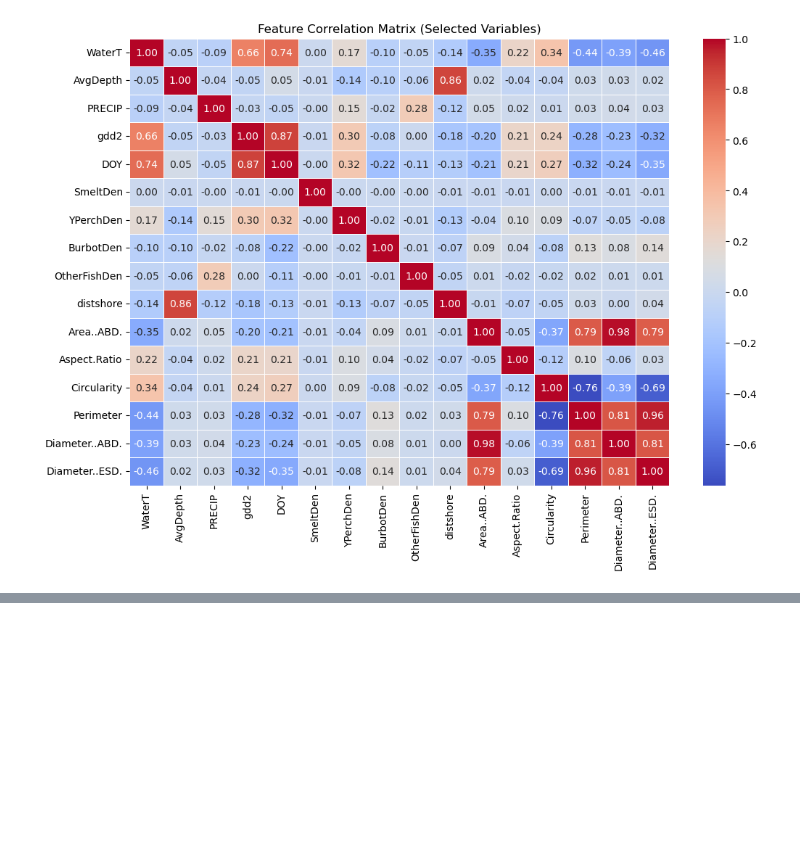
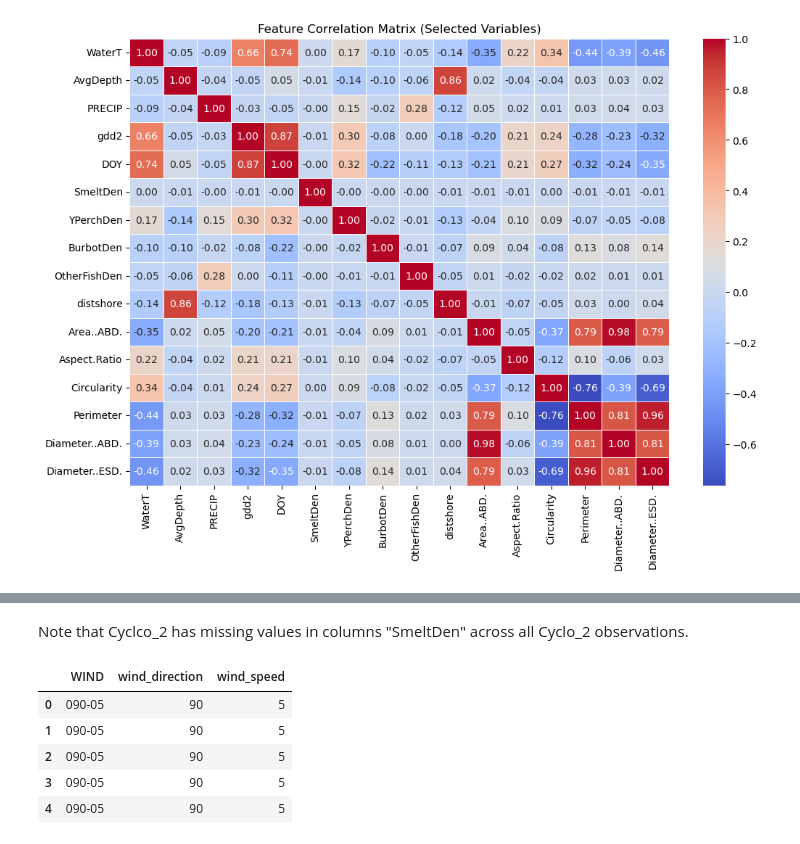
Before and after one commit to DaihaoWu/STA2453, a Jupyter notebook: EDA/EDA.ipynb, the cells around one changed output, grey strips where cells are left out. Drawn from its saved outputs; the diff is of its cells as text; code cells hidden in the pictures; blank space fills up the shorter version.

```diff
--- a/EDA/EDA.ipynb
+++ b/EDA/EDA.ipynb
@@ -312,0 +582,2 @@ plt.show()
+# %% [markdown]
+Note that Cyclco_2 has missing values in columns "SmeltDen" across all Cyclo_2 observations.
@@ -312,0 +603,23 @@ plt.show()
+# %%
+# Ensure WIND is a string type
+merged_df["WIND"] = merged_df["WIND"].astype(str)
+
+# Split WIND into direction and speed
+wind_split = merged_df["WIND"].str.split("-", expand=True)
+
+# Assign to new columns and convert to integers
+merged_df["wind_direction"] = pd.to_numeric(wind_split[0], errors="coerce")
+merged_df["wind_speed"] = pd.to_numeric(wind_split[1], errors="coerce")
+
+# Drop the original WIND column if no longer needed
+# merged_df.drop(columns=["WIND"], inplace=True)
+
+# Preview result
+merged_df[["WIND", "wind_direction", "wind_speed"]].head()
+# %% [output]
+|  | WIND | wind_direction | wind_speed |
+| 0 | 090-05 | 90 | 5 |
+| 1 | 090-05 | 90 | 5 |
+| 2 | 090-05 | 90 | 5 |
+| 3 | 090-05 | 90 | 5 |
+| 4 | 090-05 | 90 | 5 |
```
Also changed, not shown: parts of 18 cells of this notebook, 5 other files.
